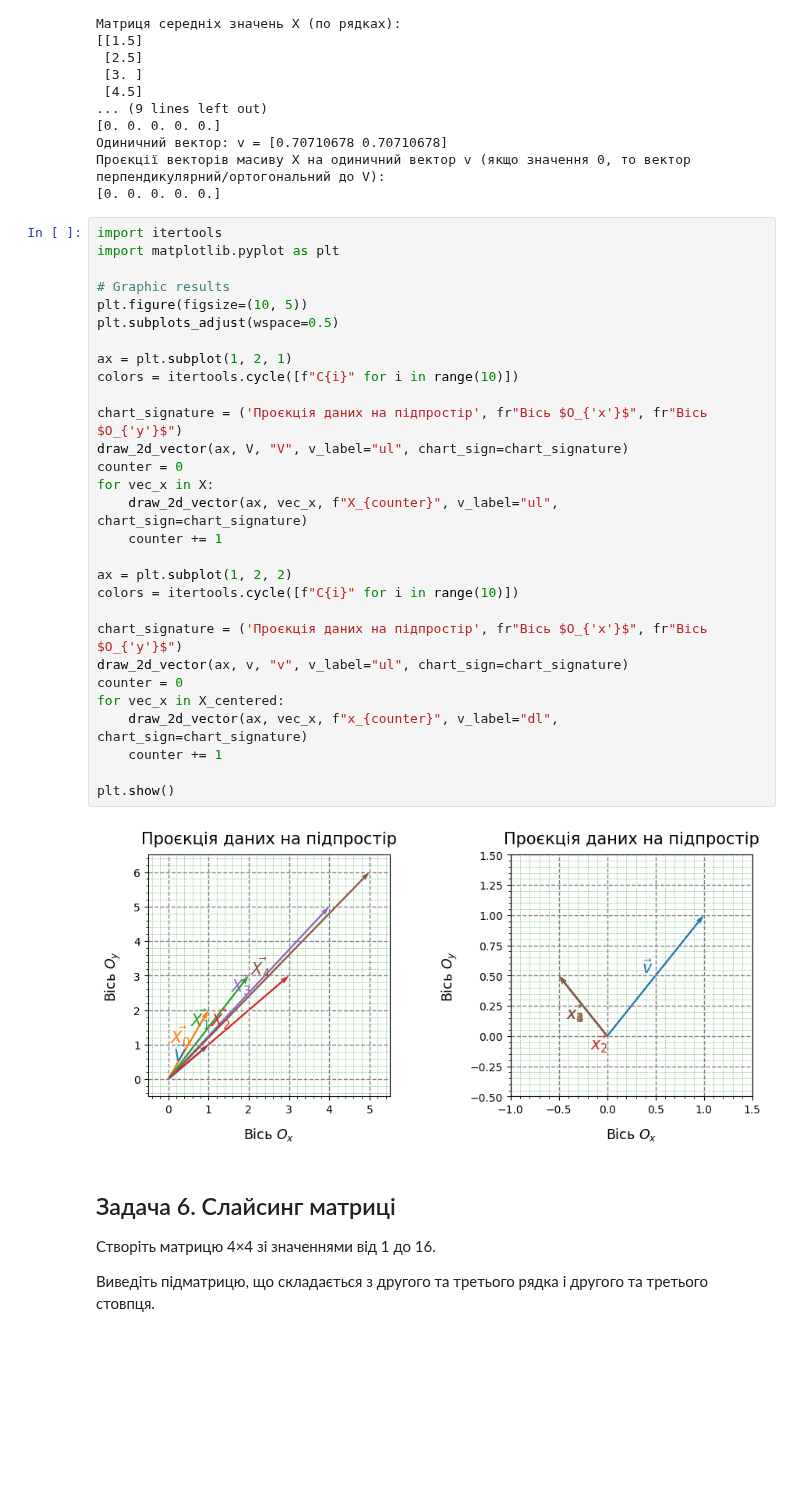
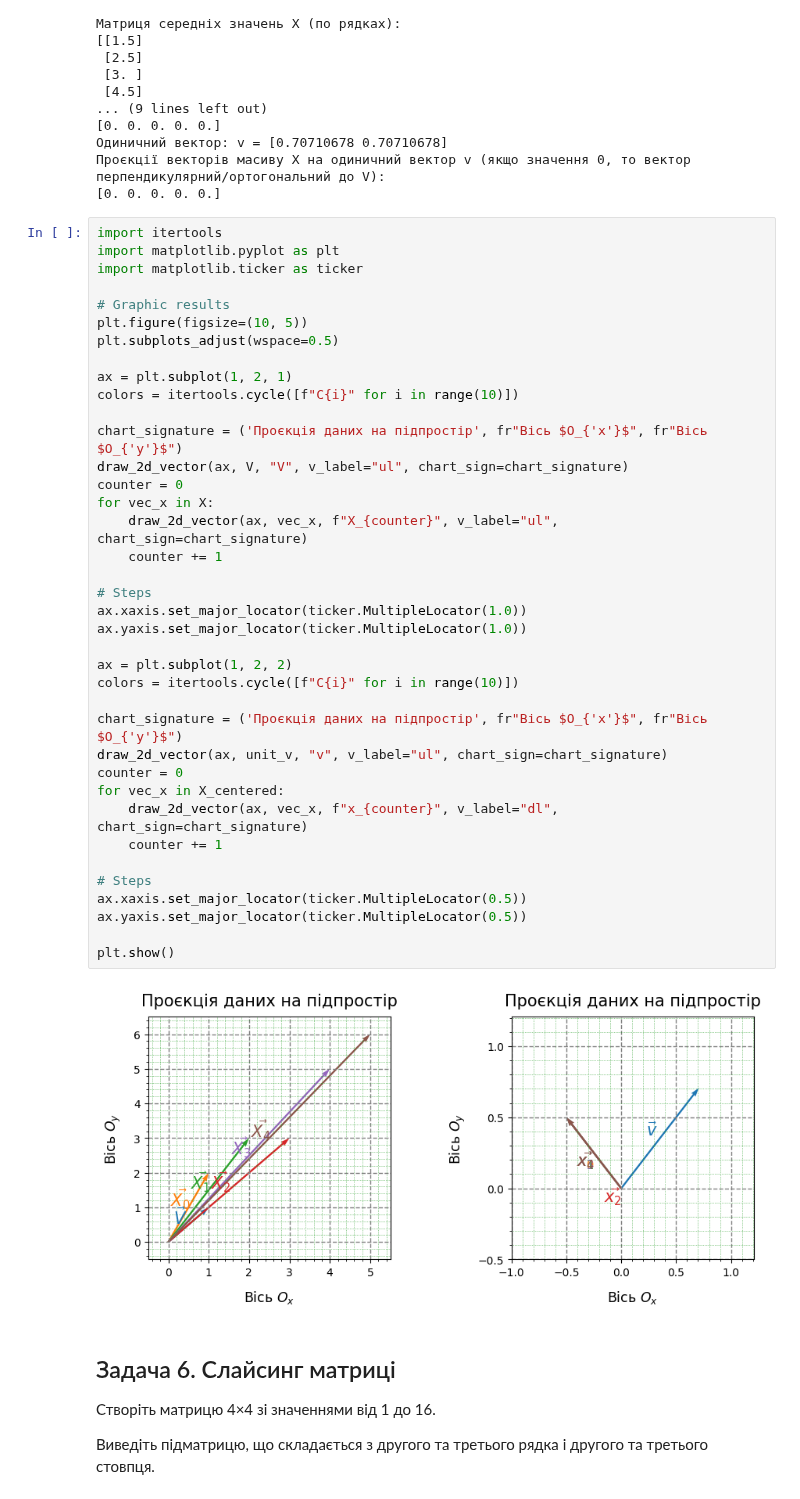
Before and after one commit to BogdanPinchuk/DataScience-PBY_HW4, a Jupyter notebook: Bohdan_Pinchuk_DS_HW4.ipynb, the cells around one changed output. Cells and saved outputs as stored; diff of their text form; blank space fills up the shorter version.

Commit message:
[Homework4] - added step for chart in the 5th task

```diff
--- a/Bohdan_Pinchuk_DS_HW4.ipynb
+++ b/Bohdan_Pinchuk_DS_HW4.ipynb
@@ -833,34 +833,43 @@ print(
 # %%
 import itertools
 import matplotlib.pyplot as plt
+import matplotlib.ticker as ticker
 
 # Graphic results
 plt.figure(figsize=(10, 5))
 plt.subplots_adjust(wspace=0.5)
 
 ax = plt.subplot(1, 2, 1)
 colors = itertools.cycle([f"C{i}" for i in range(10)])
 
 chart_signature = ('Проєкція даних на підпростір', fr"Вісь $O_{'x'}$", fr"Вісь $O_{'y'}$")
 draw_2d_vector(ax, V, "V", v_label="ul", chart_sign=chart_signature)
 counter = 0
 for vec_x in X:
     draw_2d_vector(ax, vec_x, f"X_{counter}", v_label="ul", chart_sign=chart_signature)
     counter += 1
 
+# Steps
+ax.xaxis.set_major_locator(ticker.MultipleLocator(1.0))
+ax.yaxis.set_major_locator(ticker.MultipleLocator(1.0))
+
 ax = plt.subplot(1, 2, 2)
 colors = itertools.cycle([f"C{i}" for i in range(10)])
 
 chart_signature = ('Проєкція даних на підпростір', fr"Вісь $O_{'x'}$", fr"Вісь $O_{'y'}$")
-draw_2d_vector(ax, v, "v", v_label="ul", chart_sign=chart_signature)
+draw_2d_vector(ax, unit_v, "v", v_label="ul", chart_sign=chart_signature)
 counter = 0
 for vec_x in X_centered:
     draw_2d_vector(ax, vec_x, f"x_{counter}", v_label="dl", chart_sign=chart_signature)
     counter += 1
 
+# Steps
+ax.xaxis.set_major_locator(ticker.MultipleLocator(0.5))
+ax.yaxis.set_major_locator(ticker.MultipleLocator(0.5))
+
 plt.show()
 # %% [output]
-[figure, old version]
+[figure, new version]
 # %% [markdown]
 ## Задача 6. Слайсинг матриці
 
```
